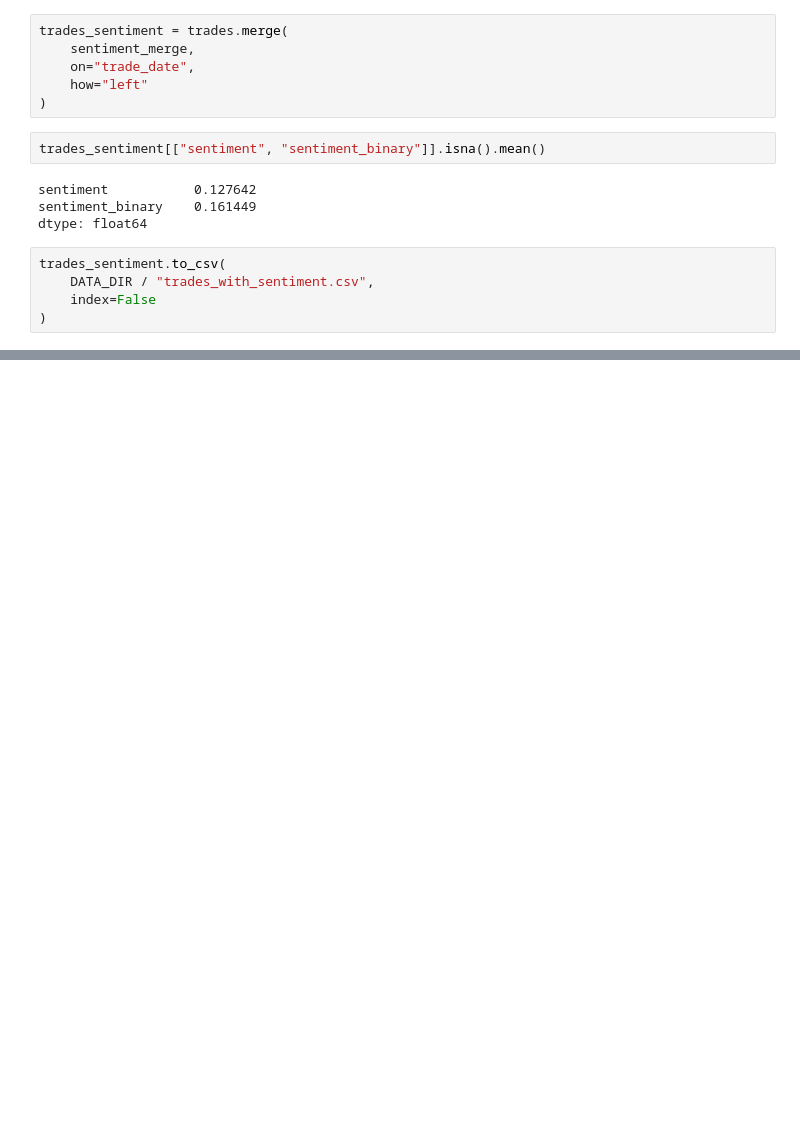
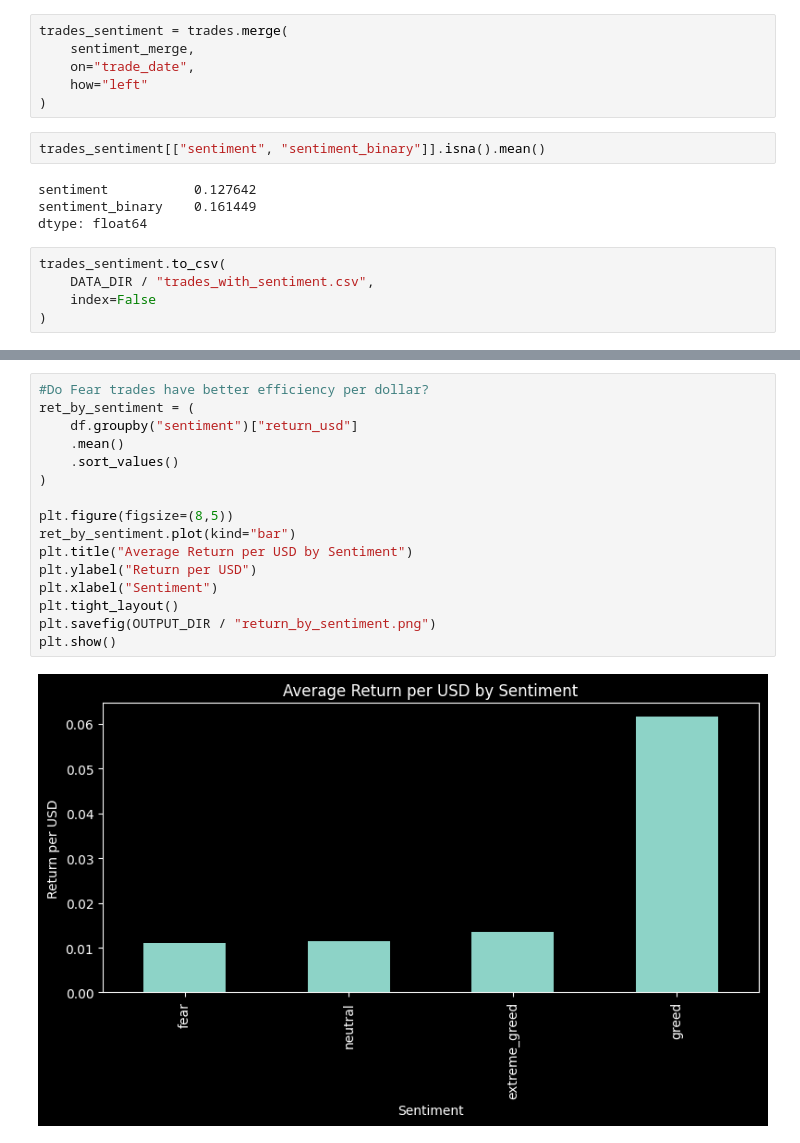
Before and after one commit to DeadBoTt-exe/Assignment_Primetrade.ai, a Jupyter notebook: notebook1.ipynb, the cells around one changed output, grey strips where cells are left out. Cells and saved outputs as stored; diff of their text form; blank space fills up the shorter version.

```diff
--- a/notebook1.ipynb
+++ b/notebook1.ipynb
@@ -187,0 +317,18 @@ trades_sentiment.to_csv(
+# %%
+#Do Fear trades have better efficiency per dollar?
+ret_by_sentiment = (
+    df.groupby("sentiment")["return_usd"]
+    .mean()
+    .sort_values()
+)
+
+plt.figure(figsize=(8,5))
+ret_by_sentiment.plot(kind="bar")
+plt.title("Average Return per USD by Sentiment")
+plt.ylabel("Return per USD")
+plt.xlabel("Sentiment")
+plt.tight_layout()
+plt.savefig(OUTPUT_DIR / "return_by_sentiment.png")
+plt.show()
+# %% [output]
+[figure, added]
```
Also changed, not shown: parts of 24 cells of this notebook, 9 other files.
